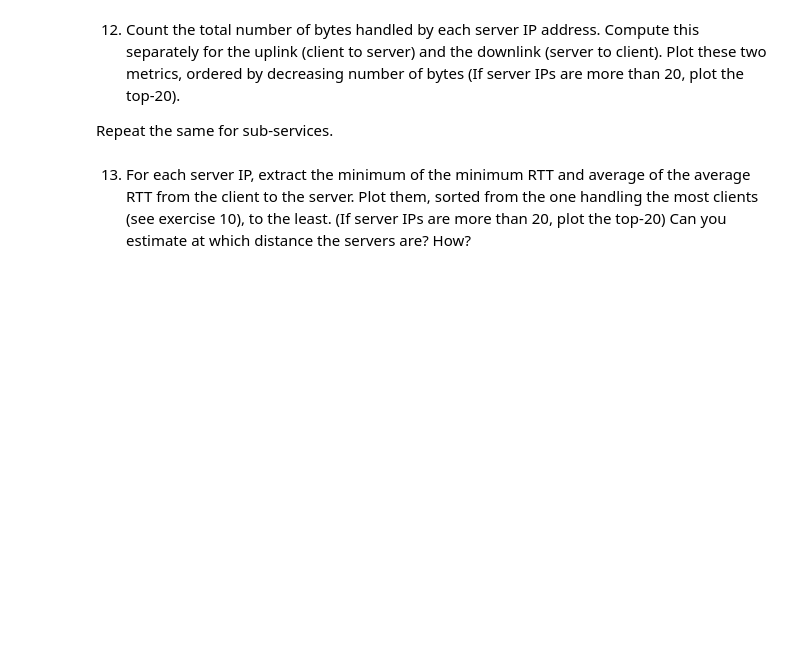
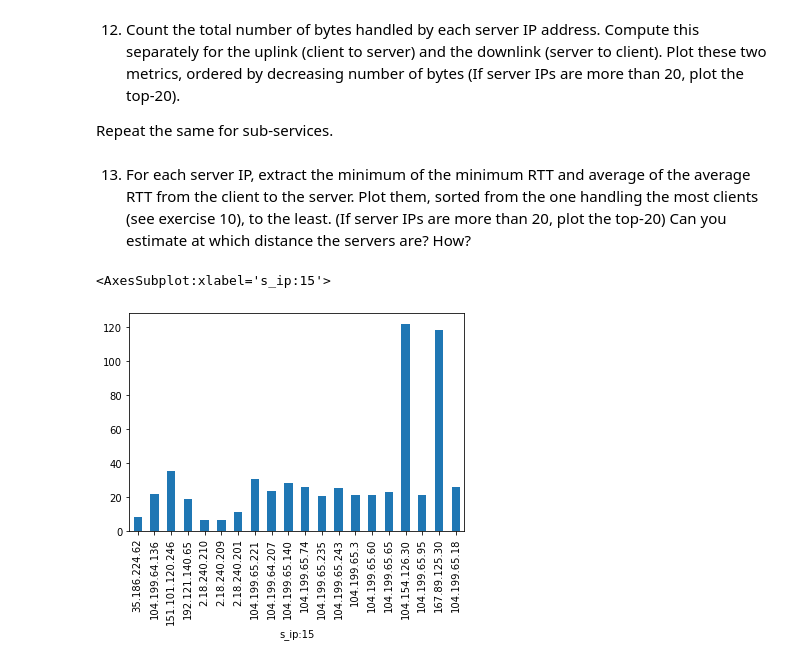
Before and after one commit to AlessioFerra/NML_Group4, a Jupyter notebook: Lab04.ipynb, the cells around one changed output. Drawn from its saved outputs; the diff is of its cells as text; code cells hidden in the pictures; blank space fills up the shorter version.

```diff
--- a/Lab04.ipynb
+++ b/Lab04.ipynb
@@ -348,3 +363,10 @@ sp_IP_bytes_dl = sp_dataf.groupby(['s_ip:15'])['s_bytes_all:23'].sum().sort_valu
 13. For each server IP, extract the minimum of the minimum RTT and average of the average RTT from the
 client to the server. Plot them, sorted from the one handling the most clients (see exercise 10), to the least.
 (If server IPs are more than 20, plot the top-20) Can you estimate at which distance the servers are? How?
+# %%
+sp_stats_df = sp_dataf[(sp_dataf['c_isint:38'] == 1)]\
+    .groupby(['s_ip:15']).agg({'#15#c_ip:1':'nunique', 'c_rtt_min:46':'min', 'c_rtt_avg:45':'mean'}).sort_values('#15#c_ip:1', ascending=False)
+sp_stats_df['c_rtt_avg:45'].head(20).plot(kind='bar')
+# %% [output]
+<AxesSubplot:xlabel='s_ip:15'>
+[figure, added]
```
Also changed, not shown: parts of 14 cells of this notebook.
